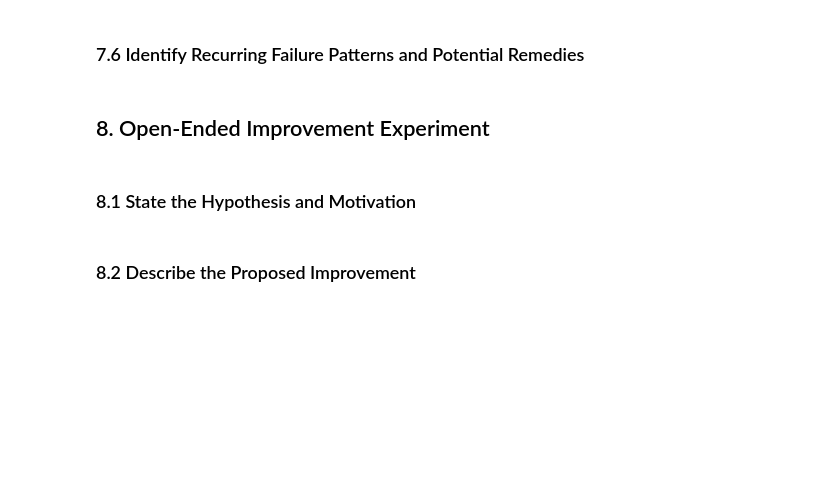
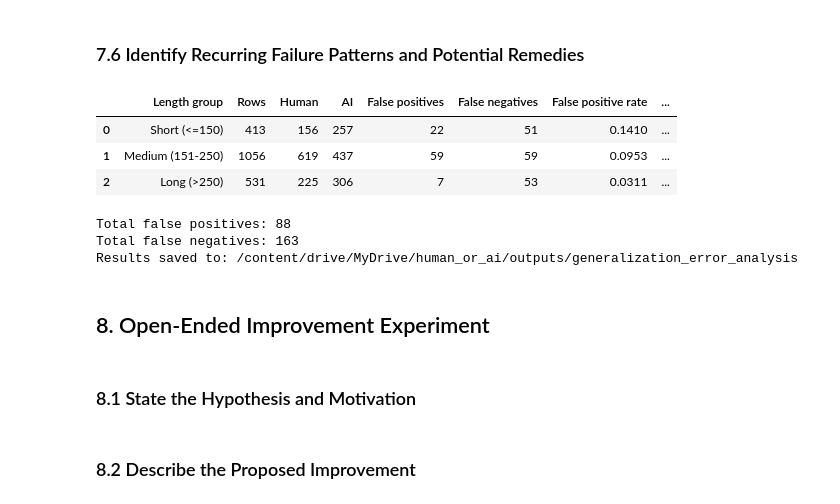
Before and after one commit to HsiangTNA/CS5785-AML-Kaggle-Challenge, a Jupyter notebook: Code/Human_or_AI_Text_Authorship_Classification.ipynb, the cells around one changed output. Cells and saved outputs as stored; diff of their text form; code cells hidden in the pictures; blank space fills up the shorter version.

```diff
--- a/Code/Human_or_AI_Text_Authorship_Classification.ipynb
+++ b/Code/Human_or_AI_Text_Authorship_Classification.ipynb
@@ -2069,5 +3118,82 @@ Results saved to: /Users/zhanghaoxiang/Desktop/CS5785-AML-Kaggle-Challenge/outpu
 # %% [markdown]
 ### 7.6 Identify Recurring Failure Patterns and Potential Remedies
+# %%
+length_error_rows = []
+
+for group in LENGTH_GROUPS:
+    subset = analysis_val.loc[
+        analysis_val["length_group"].eq(group)
+    ]
+
+    human_mask = subset["label"].eq(0)
+    ai_mask = subset["label"].eq(1)
+    predicted_ai = subset["prob_ai"].ge(ERROR_THRESHOLD)
+
+    human_count = int(human_mask.sum())
+    ai_count = int(ai_mask.sum())
+
+    fp_count = int((human_mask & predicted_ai).sum())
+    fn_count = int((ai_mask & ~predicted_ai).sum())
+
+    length_error_rows.append({
+        "Length group": group,
+        "Rows": len(subset),
+        "Human": human_count,
+        "AI": ai_count,
+        "False positives": fp_count,
+        "False negatives": fn_count,
+        "False positive rate": (
+            fp_count / human_count
+            if human_count else np.nan
+        ),
+        "False negative rate": (
+            fn_count / ai_count
+            if ai_count else np.nan
+        ),
+    })
+
+length_error_results = pd.DataFrame(length_error_rows)
+
+display(length_error_results.round(4))
+
+length_error_results.to_csv(
+    ERROR_DIR / "length_group_error_rates.csv",
+    index=False,
+)
+
+sampling_metadata = {
+    "selection_method": (
+        "Random sampling without replacement within "
+        "each error type, after sorting by ID"
+    ),
+    "seed": SEED,
+    "threshold": ERROR_THRESHOLD,
+    "false_positive_ids": fp_review["id"].tolist(),
+    "false_negative_ids": fn_review["id"].tolist(),
+}
+
+(ERROR_DIR / "error_sampling_metadata.json").write_text(
+    json.dumps(sampling_metadata, indent=2),
+    encoding="utf-8",
+)
+
+print(
+    "Total false positives:",
+    int(length_error_results["False positives"].sum()),
+)
+print(
+    "Total false negatives:",
+    int(length_error_results["False negatives"].sum()),
+)
+print("Results saved to:", ERROR_DIR.resolve())
+# %% [output]
+|  | Length group | Rows | Human | AI | False positives | False negatives | False positive rate | ... |
+| 0 | Short (<=150) | 413 | 156 | 257 | 22 | 51 | 0.1410 | ... |
+| 1 | Medium (151-250) | 1056 | 619 | 437 | 59 | 59 | 0.0953 | ... |
+| 2 | Long (>250) | 531 | 225 | 306 | 7 | 53 | 0.0311 | ... |
+Total false positives: 88
+Total false negatives: 163
+Results saved to: /content/drive/MyDrive/human_or_ai/outputs/generalization_error_analysis
 # %% [markdown]
 ## 8. Open-Ended Improvement Experiment
 # %% [markdown]
```
Also changed, not shown: parts of 23 cells of this notebook.
